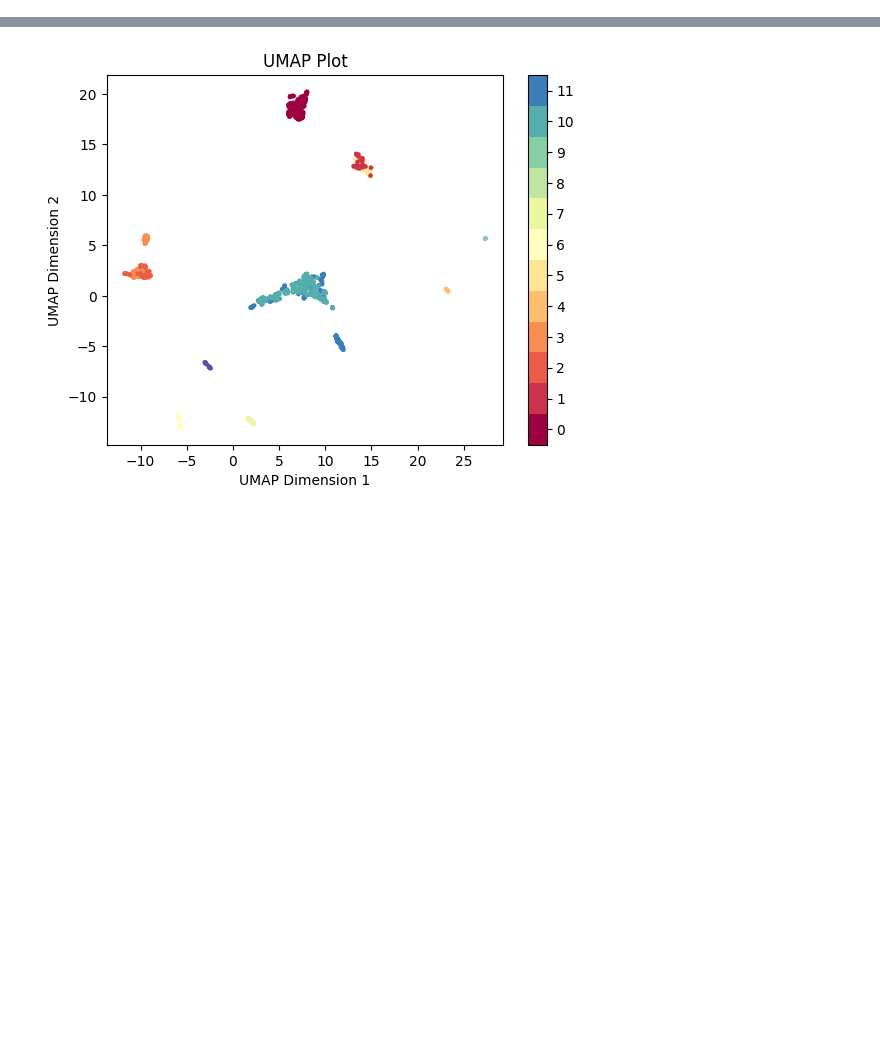
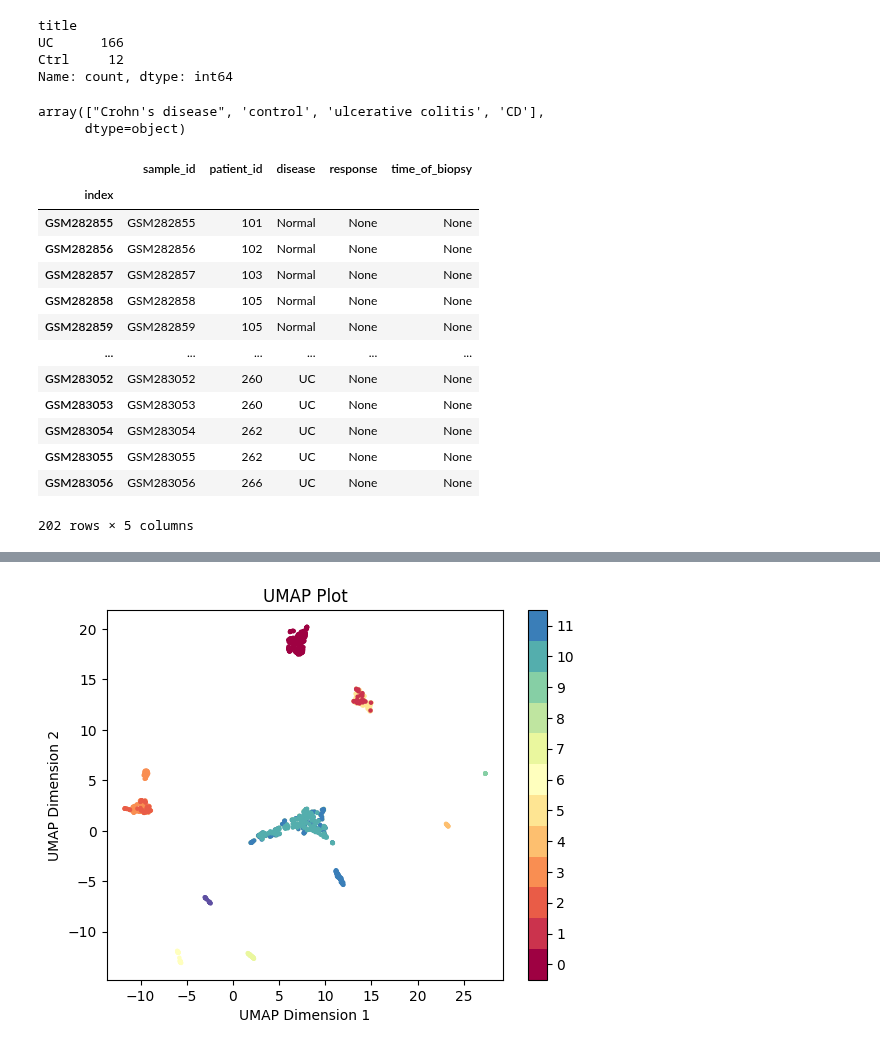
Before and after one commit to MaciejPiernik/ibd, a Jupyter notebook: ibd/notebooks/experiment_playground.ipynb, the cells around one changed output, grey strips where cells are left out. Drawn from its saved outputs; the diff is of its cells as text; code cells hidden in the pictures; blank space fills up the shorter version.

Commit message:
Metadata extraction for the first dataset - done

```diff
--- a/ibd/notebooks/experiment_playground.ipynb
+++ b/ibd/notebooks/experiment_playground.ipynb
@@ -27,5 +26,35 @@ for filename in os.listdir(DATA_DIR):
     dataset_label = pd.concat([dataset_label, tmp])
 
 db = db.dropna(axis=1)
+# %%
+metadata = pd.read_parquet(os.path.join(DATA_DIR, 'GSE73661_metadata.parquet'))
+metadata['title'].map(lambda x: 'UC' if 'UC' in x else 'Ctrl' if 'Control' in x else None).value_counts()
+# %% [output]
+title
+UC      166
+Ctrl     12
+Name: count, dtype: int64
+# %%
+metadata = pd.read_parquet(os.path.join(DATA_DIR, 'GSE75214_metadata.parquet'))
+metadata['characteristics_ch1.1.disease'].unique()
+# %% [output]
+array(["Crohn's disease", 'control', 'ulcerative colitis', 'CD'],
+      dtype=object)
 # %%
 metadata = pd.read_parquet(os.path.join(DATA_DIR, 'GSE11223_metadata.parquet'))
+metadata
+# %% [output]
+|  | sample_id | patient_id | disease | response | time_of_biopsy |
+| index |  |  |  |  |  |
+| GSM282855 | GSM282855 | 101 | Normal | None | None |
+| GSM282856 | GSM282856 | 102 | Normal | None | None |
+| GSM282857 | GSM282857 | 103 | Normal | None | None |
+| GSM282858 | GSM282858 | 105 | Normal | None | None |
+| GSM282859 | GSM282859 | 105 | Normal | None | None |
+| ... | ... | ... | ... | ... | ... |
+| GSM283052 | GSM283052 | 260 | UC | None | None |
+| GSM283053 | GSM283053 | 260 | UC | None | None |
+| GSM283054 | GSM283054 | 262 | UC | None | None |
+| GSM283055 | GSM283055 | 262 | UC | None | None |
+| GSM283056 | GSM283056 | 266 | UC | None | None |
+202 rows × 5 columns
```
Also changed, not shown: parts of 3 cells of this notebook, 3 other files.
